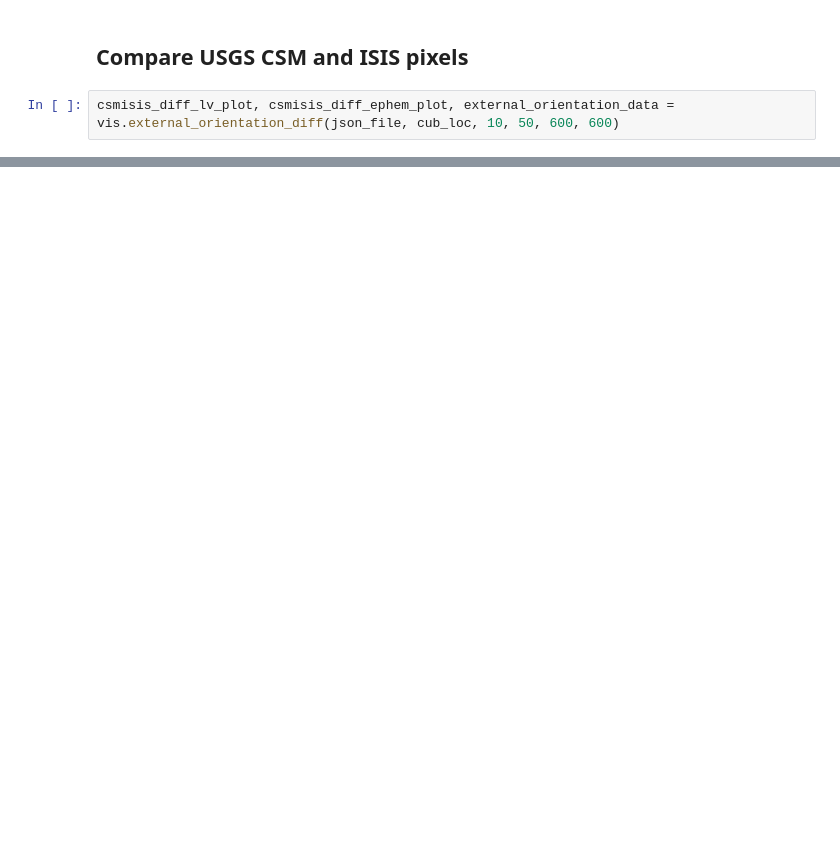
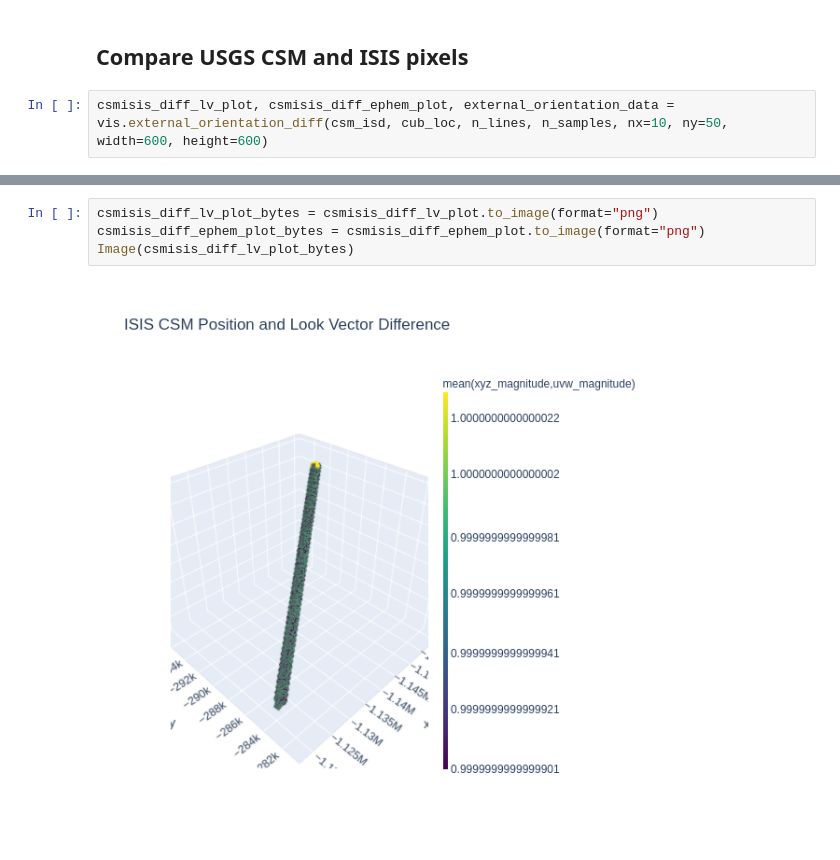
Before and after one commit to DOI-USGS/knoten, a Jupyter notebook: examples/kaguya_tc_isis_cmp.ipynb, the cells around one changed output, grey strips where cells are left out. Saved outputs shown, nothing was run; the diff lists cells and outputs as text; blank space fills up the shorter version.

```diff
--- a/examples/kaguya_tc_isis_cmp.ipynb
+++ b/examples/kaguya_tc_isis_cmp.ipynb
@@ -159,4 +59,4 @@ round(usgscsm_json['center_ephemeris_time'] + csm_time, 5)
 # %% [markdown]
 ## Compare USGS CSM and ISIS pixels
 # %%
-csmisis_diff_lv_plot, csmisis_diff_ephem_plot, external_orientation_data = vis.external_orientation_diff(json_file, cub_loc, 10, 50, 600, 600)
+csmisis_diff_lv_plot, csmisis_diff_ephem_plot, external_orientation_data = vis.external_orientation_diff(csm_isd, cub_loc, n_lines, n_samples, nx=10, ny=50, width=600, height=600)
@@ -184,0 +63,6 @@ external_orientation_data.head(10)
+# %%
+csmisis_diff_lv_plot_bytes = csmisis_diff_lv_plot.to_image(format="png")
+csmisis_diff_ephem_plot_bytes = csmisis_diff_ephem_plot.to_image(format="png")
+Image(csmisis_diff_lv_plot_bytes)
+# %% [output]
+[figure, added]
```
Also changed, not shown: parts of 25 cells of this notebook.
